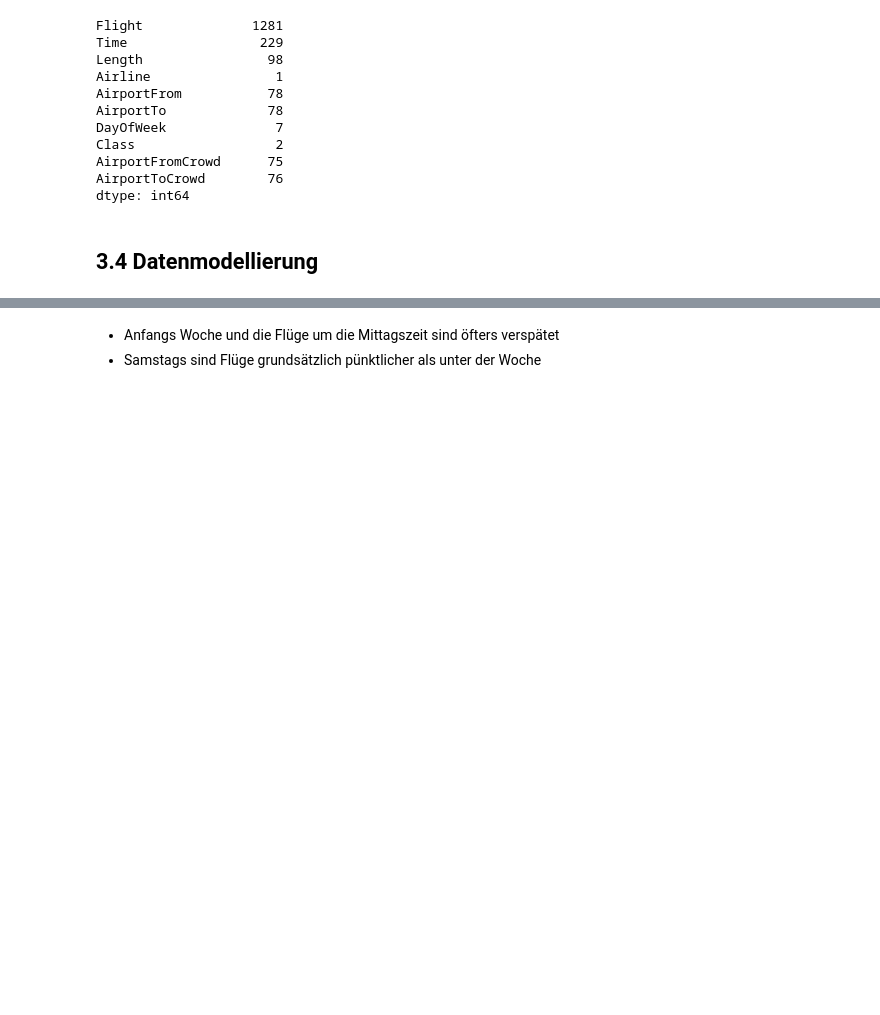
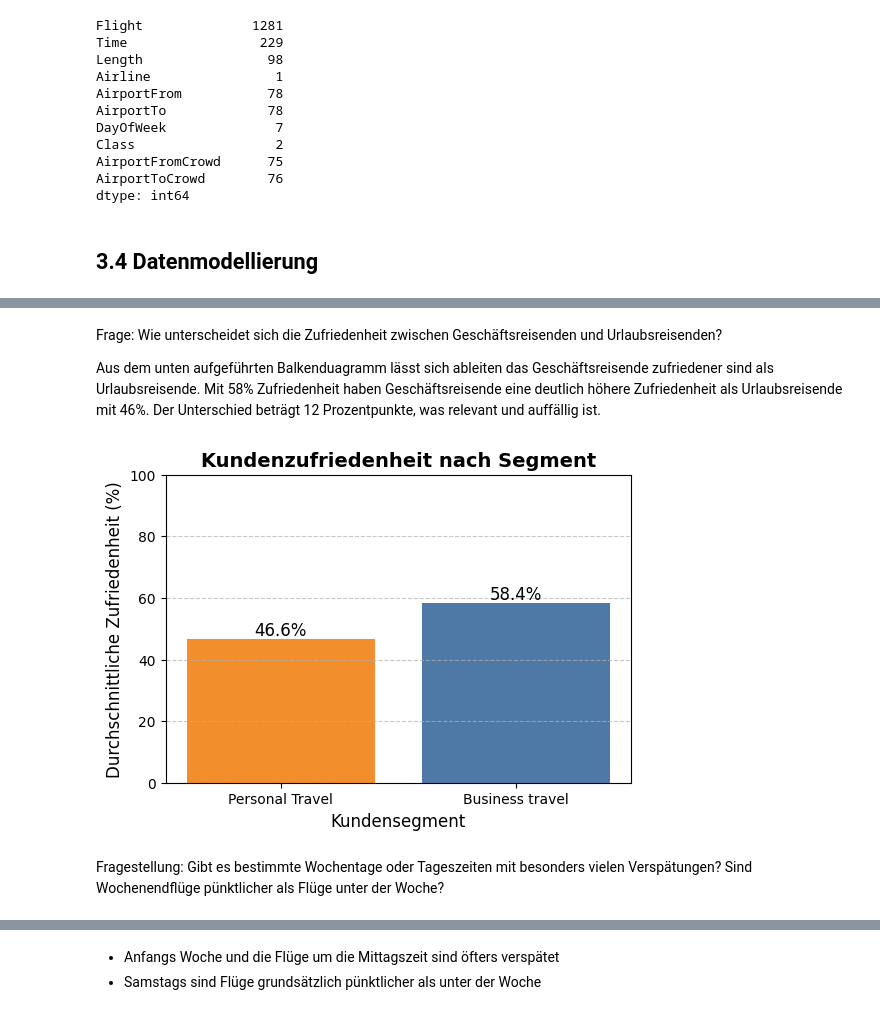
Before and after one commit to DivinitasMaxima/BINA-REPO, a Jupyter notebook: BINA_1.ipynb, the cells around one changed output, grey strips where cells are left out. Cells and saved outputs as stored; diff of their text form; code cells hidden in the pictures; blank space fills up the shorter version.

```diff
--- a/BINA_1.ipynb
+++ b/BINA_1.ipynb
@@ -259,3 +309,44 @@ Fragestellung: Gibt es bestimmte Wochentage oder Tageszeiten mit besonders viele
+# %% [markdown]
+Frage: Wie unterscheidet sich die Zufriedenheit zwischen Geschäftsreisenden und Urlaubsreisenden?
+
+Aus dem unten aufgeführten Balkenduagramm lässt sich ableiten das Geschäftsreisende zufriedener sind als Urlaubsreisende. Mit 58% Zufriedenheit haben Geschäftsreisende eine deutlich höhere Zufriedenheit als Urlaubsreisende mit 46%. Der Unterschied beträgt 12 Prozentpunkte, was relevant und auffällig ist.
+# %%
+import pandas as pd
+import matplotlib.pyplot as plt
+import seaborn as sns
+
+# Daten laden
+url = "https://raw.githubusercontent.com/DivinitasMaxima/BINA-REPO/refs/heads/main/data/data/Invistico_Airline.csv"
+df = pd.read_csv(url)
+
+# Umwandlung der Zufriedenheits-Spalte
+df["satisfaction"] = df["satisfaction"].map({"satisfied": 1, "dissatisfied": 0})
+
+# Durchschnittliche Zufriedenheit pro Kundensegment berechnen
+segment_satisfaction = df.groupby("Type of Travel")["satisfaction"].mean().sort_values() * 100  # in %
+
+# IBCS-gerechte Visualisierung
+plt.figure(figsize=(6, 4))
+bars = plt.bar(segment_satisfaction.index, segment_satisfaction.values,
+               color=["#F28E2B", "#4E79A7"])  # Orange für niedrigere, Blau für höhere Zufriedenheit
+
+# Werte direkt auf den Balken anzeigen
+for bar in bars:
+    plt.text(bar.get_x() + bar.get_width()/2, bar.get_height(), f"{bar.get_height():.1f}%",
+             ha='center', va='bottom', fontsize=12, color="black")
+
+# Titel & Achsenbeschriftungen (IBCS-konform)
+plt.ylabel("Durchschnittliche Zufriedenheit (%)", fontsize=12)
+plt.xlabel("Kundensegment", fontsize=12)
+plt.title("Kundenzufriedenheit nach Segment", fontsize=14, weight='bold')
+plt.ylim(0, 100)  # Skala von 0% bis 100%
+plt.grid(axis='y', linestyle="--", alpha=0.7)
+
+plt.show()
+# %% [output]
+[figure, added]
+# %% [markdown]
+Fragestellung: Gibt es bestimmte Wochentage oder Tageszeiten mit besonders vielen Verspätungen? Sind Wochenendflüge pünktlicher als Flüge unter der Woche?
 # %%
 import pandas as pd
 import seaborn as sns
```
Also changed, not shown: parts of 3 cells of this notebook.
